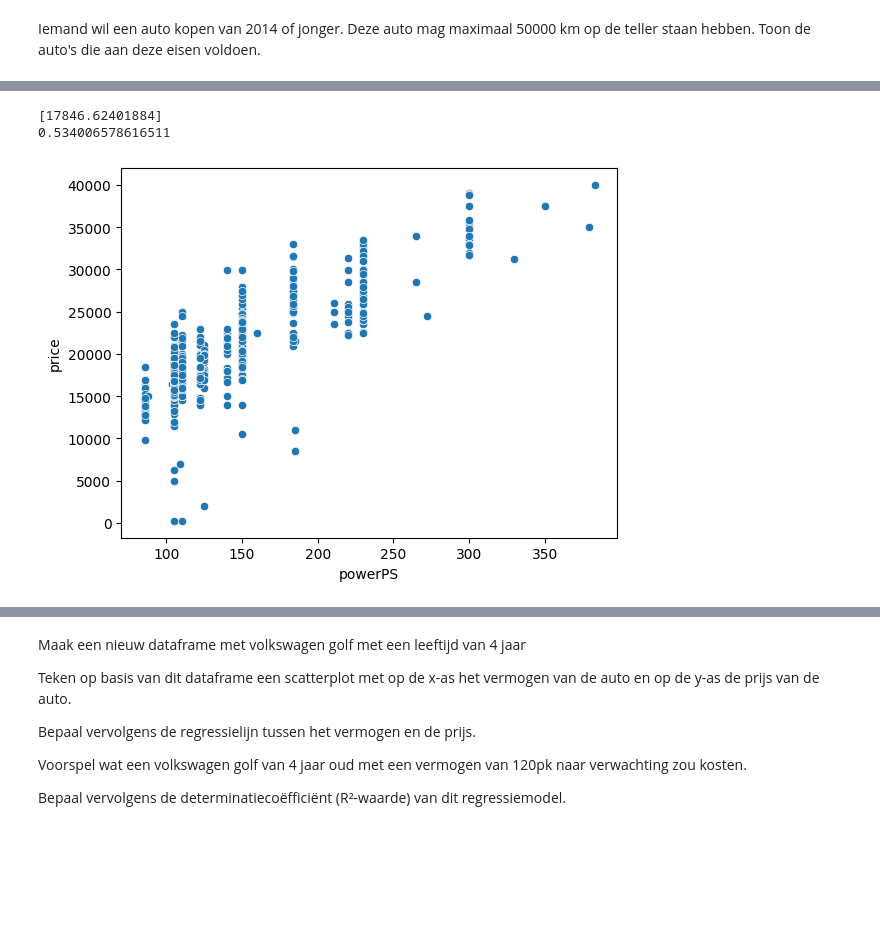
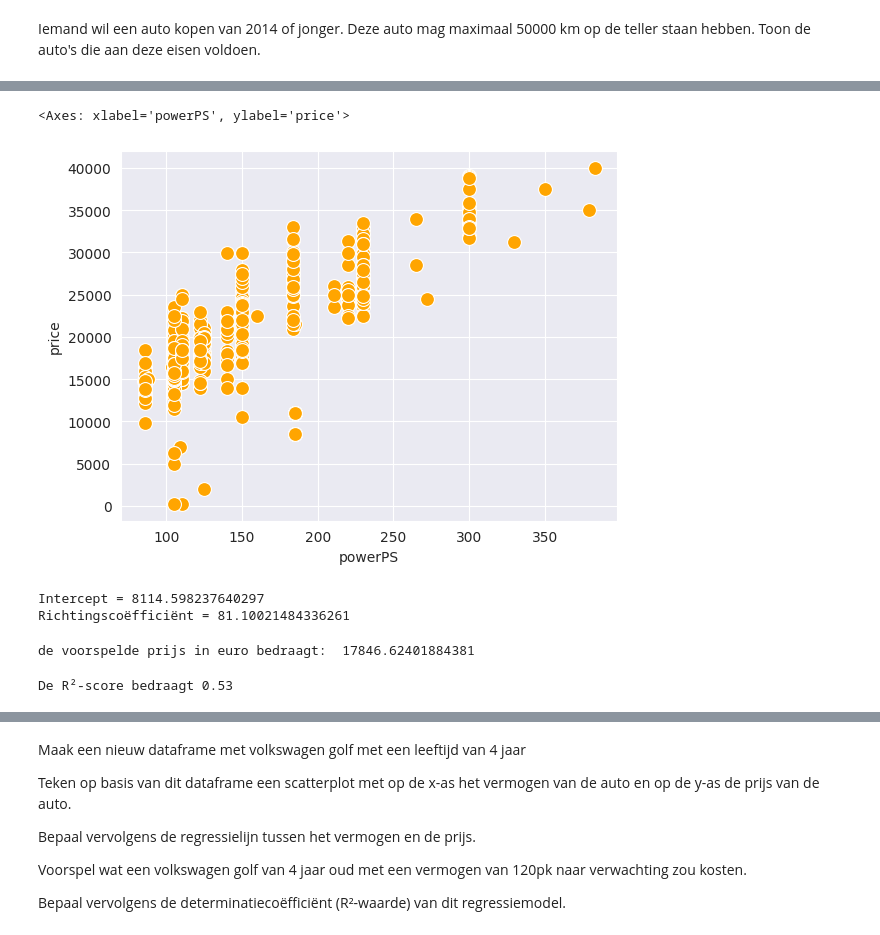
Before and after one commit to pascal-maker/Python, a Jupyter notebook: Labo_10_Herhalingslabo_Opgave.ipynb, the cells around one changed output, grey strips where cells are left out. Saved outputs shown, nothing was run; the diff lists cells and outputs as text; code cells hidden in the pictures; blank space fills up the shorter version.

```diff
--- a/Labo_10_Herhalingslabo_Opgave.ipynb
+++ b/Labo_10_Herhalingslabo_Opgave.ipynb
@@ -205,7 +365,3 @@ dataset.describe()
 # %% [markdown]
 Verwijder alle rijen waarbij de numerieke waarden gelijk zijn aan 0.
 Verwijder alle rijen waarbij het aantal pk (powerPS) kleiner is dan 10
-# %%
-# Verwijderen van onrealistische waarden
-dataset_clean = dataset_clean.drop(dataset_clean[dataset_clean['price']==0].index)
-dataset_clean = dataset_clean.drop(dataset_clean[dataset_clean['powerPS'] < 10].index)
@@ -376,15 +562,55 @@ print(reg.score(vw_golf_4yrs[['powerPS']], vw_golf_4yrs['price']))
 # %%
-vw_golf_4yrs = dataset_clean[(dataset_clean['brand'] == 'volkswagen')&
-                              (dataset_clean['model'] == 'golf') &
-                              (dataset_clean['leeftijd'] == 4)]
+import seaborn as sns
 
-sns.scatterplot(x='powerPS',y='price',data=vw_golf_4yrs)
+# Filteren van dataset_clean
+dataset_volkswagen = dataset_clean[
+    (dataset_clean['brand'] == 'volkswagen') &
+    (dataset_clean['model'] == 'golf') &
+    (dataset_clean['leeftijd'] == 4)
+]
 
-reg = linear_model.LinearRegression()
-reg.fit(vw_golf_4yrs[['powerPS']],vw_golf_4yrs['price'])
-print(reg.predict([[120]]))
-print(reg.score(vw_golf_4yrs[['powerPS']],vw_golf_4yrs['price']))
+# Scatterplot
+sns.set_style("darkgrid")
+sns.scatterplot(x='powerPS', y='price', data=dataset_volkswagen, color='orange', s=100)
 # %% [output]
-[17846.62401884]
-0.534006578616511
+<Axes: xlabel='powerPS', ylabel='price'>
-[figure, old version]
+[figure, new version]
+# %%
+# Tekenen van de regressielijn tussen 'powerPS' en 'price'
+# Regressielijn
+from sklearn import linear_model
+
+# Filter op basis van dataset_clean
+dataset_volkswagen = dataset_clean[
+    (dataset_clean['brand'] == 'volkswagen') &
+    (dataset_clean['model'] == 'golf') &
+    (dataset_clean['leeftijd'] == 4)
+]
+
+# Variabelen voor regressie
+x = dataset_volkswagen['powerPS'].values
+y = dataset_volkswagen['price'].values
+
+# Lineaire regressie uitvoeren
+regressionline = linear_model.LinearRegression()
+regressionline.fit(x.reshape(-1, 1), y)
+
+# Resultaten tonen
+print('Intercept =', regressionline.intercept_)
+print('Richtingscoëfficiënt =', regressionline.coef_[0])
+# %% [output]
+Intercept = 8114.598237640297
+Richtingscoëfficiënt = 81.10021484336261
+# %%
+pk = np.array([[120]])
+price = regressionline.predict(pk)
+print('de voorspelde prijs in euro bedraagt: ',price[0])
+# %% [output]
+de voorspelde prijs in euro bedraagt:  17846.62401884381
+# %%
+# Bepalen van de determinatiecoëfficiënt (r²-score)
+score = regressionline.score(x.reshape(-1,1),y)
+print('De R²-score bedraagt {:.2f}'
+.format(score) )
+# %% [output]
+De R²-score bedraagt 0.53
```
Also changed, not shown: parts of 17 cells of this notebook.
